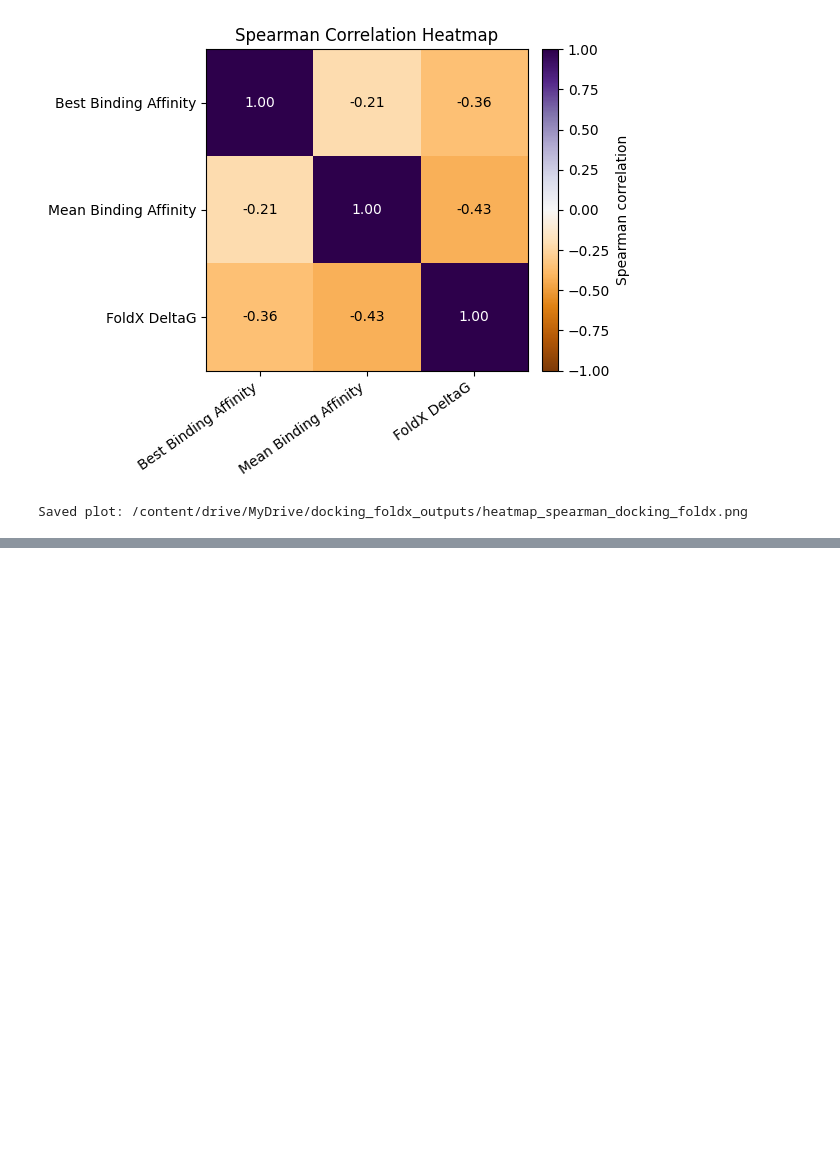
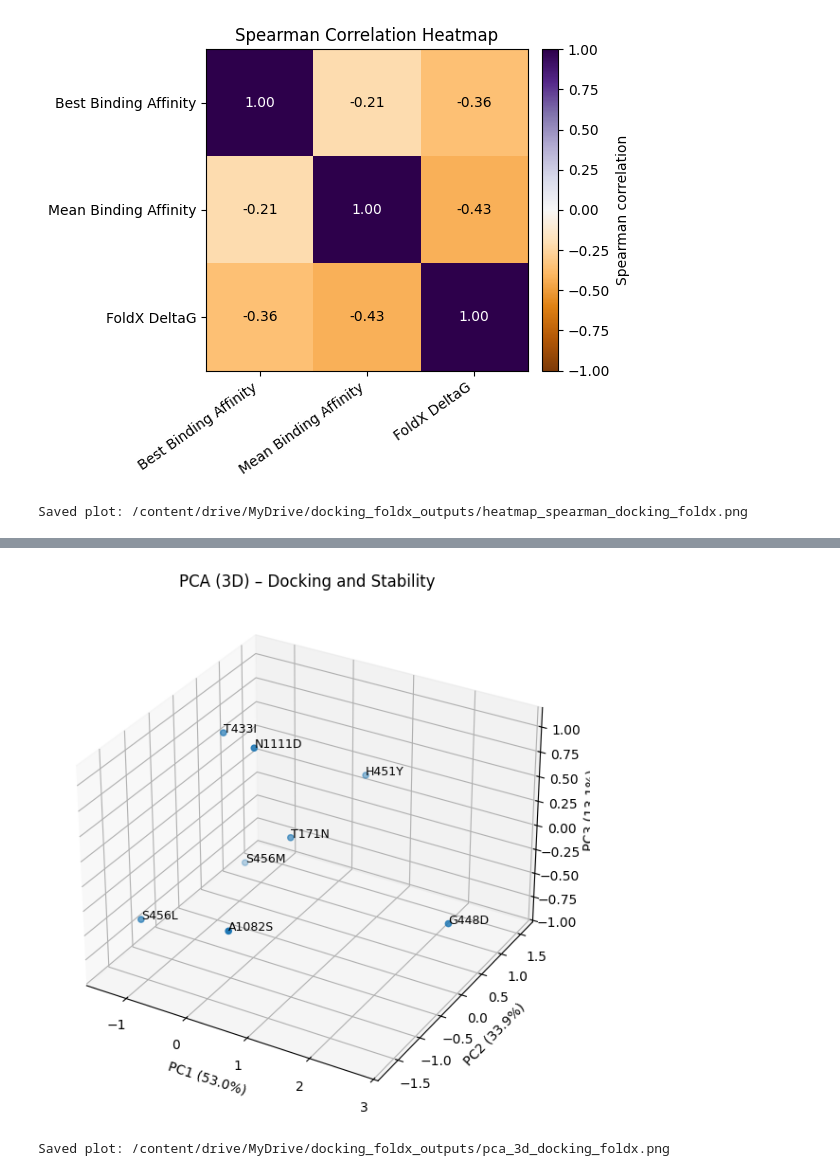
Before and after one commit to KatarinaNunes/Atividade_Disciplina, a Jupyter notebook: Docking_FoldX.ipynb, the cells around one changed output, grey strips where cells are left out. Drawn from its saved outputs; the diff is of its cells as text; code cells hidden in the pictures; blank space fills up the shorter version.

```diff
--- a/Docking_FoldX.ipynb
+++ b/Docking_FoldX.ipynb
@@ -837,0 +877,29 @@ Saved plot: /content/drive/MyDrive/docking_foldx_outputs/heatmap_spearman_dockin
+# %%
+features = ['Best_Binding_Affinity', 'Mean_Binding_Affinity', 'FoldX_DeltaG']
+X = df_clean[features].values
+X_scaled = StandardScaler().fit_transform(X)
+
+pca3 = PCA(n_components=3)
+X_pca3 = pca3.fit_transform(X_scaled)
+
+fig = plt.figure(figsize=(8,6))
+ax = fig.add_subplot(111, projection='3d')
+
+ax.scatter(X_pca3[:,0], X_pca3[:,1], X_pca3[:,2])
+
+for i, var in enumerate(df_clean['Variant_short'].values):
+    ax.text(X_pca3[i,0], X_pca3[i,1], X_pca3[i,2], var, fontsize=9)
+
+ax.set_xlabel(f'PC1 ({pca3.explained_variance_ratio_[0]*100:.1f}%)')
+ax.set_ylabel(f'PC2 ({pca3.explained_variance_ratio_[1]*100:.1f}%)')
+ax.set_zlabel(f'PC3 ({pca3.explained_variance_ratio_[2]*100:.1f}%)')
+ax.set_title('PCA (3D) – Docking and Stability')
+
+plt.tight_layout()
+plt.savefig(PCA3D_OUT, dpi=300)
+plt.show()
+
+print("Saved plot:", PCA3D_OUT)
+# %% [output]
+[figure, added]
+Saved plot: /content/drive/MyDrive/docking_foldx_outputs/pca_3d_docking_foldx.png
```
Also changed, not shown: parts of 4 cells of this notebook.
